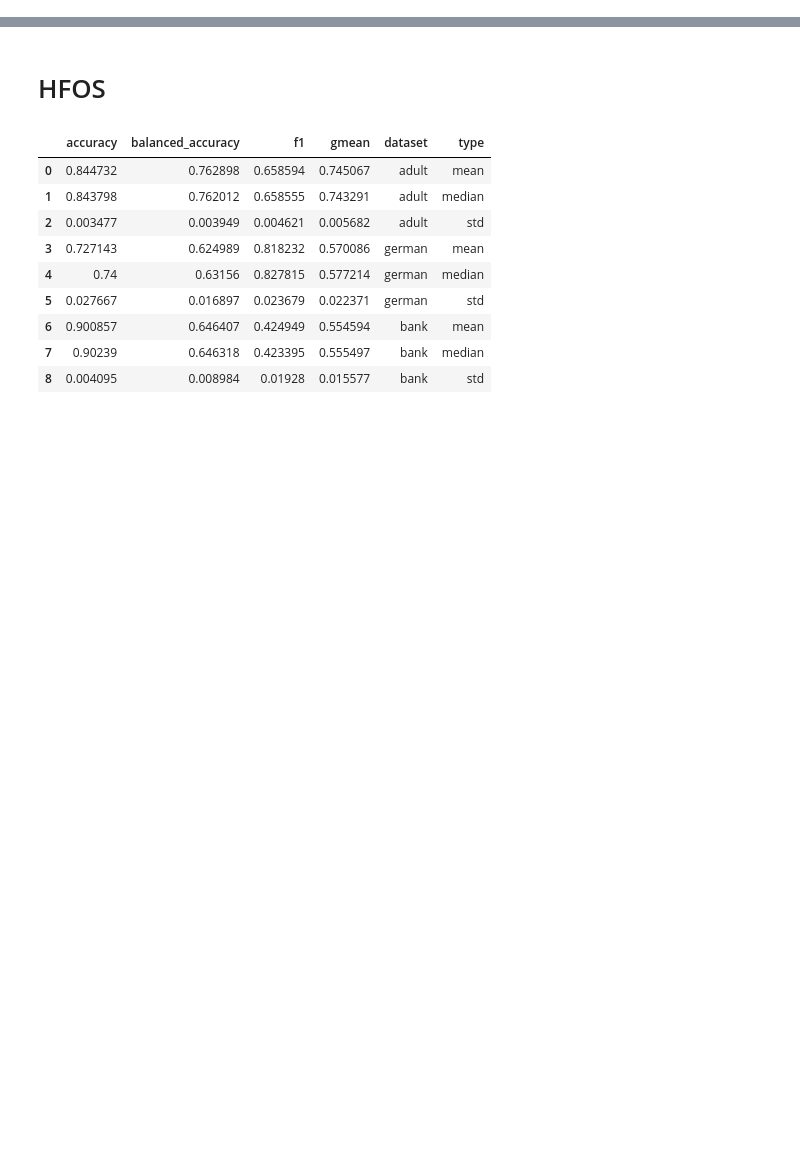
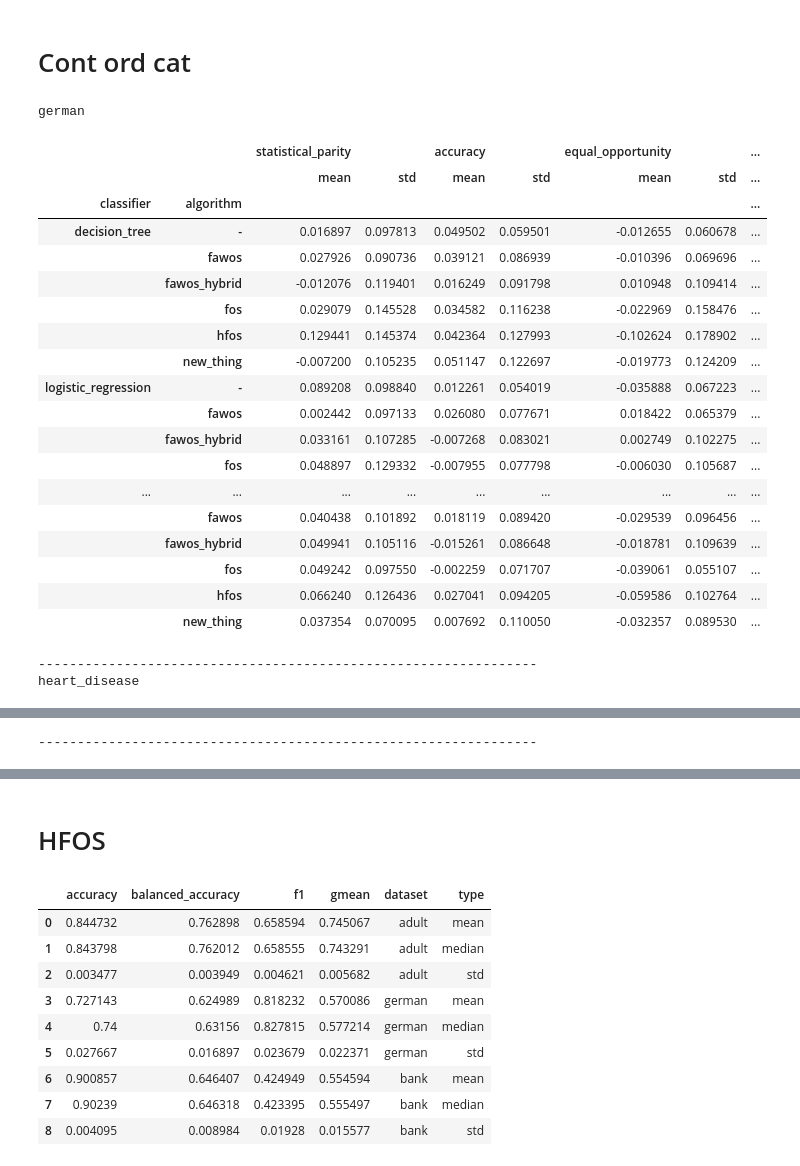
Before and after one commit to annprzy/fair_rbh, a Jupyter notebook: notebooks/results_analysis.ipynb, the cells around one changed output, grey strips where cells are left out. Drawn from its saved outputs; the diff is of its cells as text; code cells hidden in the pictures; blank space fills up the shorter version.

```diff
--- a/notebooks/results_analysis.ipynb
+++ b/notebooks/results_analysis.ipynb
@@ -37,0 +60,66 @@ def calculate_mean_std(df_names, dfs):
+# %% [markdown]
+# Cont ord cat
+# %%
+import os
+import pandas as pd
+
+dfs_fairness = []
+dfs_performance = []
+dataset_names = ['german', 'heart_disease']
+classifier_names = ['decision_tree', 'mlp', 'logistic_regression', 'naive_bayes']
+algorithm_names = ['new_thing', 'fos', 'hfos', 'fawos', 'fawos_hybrid']
+folder_names = ['2023-04-27', '2023-04-27', '2023-04-27', '2023-04-27', '2023-04-27']
+
+for dataset_name in dataset_names:
+    df_data_fair = []
+    df_data_perf = []
+    for classifier_name in classifier_names:
+        for folder_name, algorithm_name in zip(folder_names, algorithm_names):
+            for i in range(0, 10):
+                if os.path.exists(os.path.join('../results', f'{algorithm_name}_{dataset_name}_{classifier_name}', folder_name, f'fairness_{i}.csv')):
+                    fair_path = os.path.join('../results', f'{algorithm_name}_{dataset_name}_{classifier_name}', folder_name, f'fairness_{i}.csv')
+                    perf_path = os.path.join('../results', f'{algorithm_name}_{dataset_name}_{classifier_name}', folder_name, f'performance_{i}.csv')
+                    df_fair = pd.read_csv(fair_path)
+                    df_performance = pd.read_csv(perf_path)
+                    df_fair['classifier'] = [classifier_name] * len(df_fair)
+                    df_fair['algorithm'] = [algorithm_name if 'fair' in x else '-' for x in df_fair['data']]
+                    df_fair['iteration'] = [i] * len(df_fair)
+                    # df_fair.drop(columns=['data', 'average_odds', 'average_absolute_odds'], inplace=True)
+                    df_fair.drop(columns=['data'], inplace=True)
+                    df_performance['classifier'] = [classifier_name] * len(df_performance)
+                    df_performance['algorithm'] = [algorithm_name if 'fair' in x else '-' for x in df_performance['data']]
+                    df_performance['iteration'] = [i] * len(df_performance)
+                    df_performance.drop(columns=['data'], inplace=True)
+                    df_data_fair.append(df_fair)
+                    df_data_perf.append(df_performance)
+    dfs_fairness.append(df_data_fair)
+    dfs_performance.append(df_data_perf)
+# %%
+for dataset_name, dfs in zip(dataset_names, dfs_fairness):
+    df = aggregate_runs(dfs)
+    print(dataset_name)
+    display(df)
+    print('----------------------------------------------------------------')
+# %% [output]
+german
+|  |  | statistical_parity |  | accuracy |  | equal_opportunity |  | ... |
+|  |  | mean | std | mean | std | mean | std | ... |
+| classifier | algorithm |  |  |  |  |  |  | ... |
+| decision_tree | - | 0.016897 | 0.097813 | 0.049502 | 0.059501 | -0.012655 | 0.060678 | ... |
+|  | fawos | 0.027926 | 0.090736 | 0.039121 | 0.086939 | -0.010396 | 0.069696 | ... |
+|  | fawos_hybrid | -0.012076 | 0.119401 | 0.016249 | 0.091798 | 0.010948 | 0.109414 | ... |
+|  | fos | 0.029079 | 0.145528 | 0.034582 | 0.116238 | -0.022969 | 0.158476 | ... |
+|  | hfos | 0.129441 | 0.145374 | 0.042364 | 0.127993 | -0.102624 | 0.178902 | ... |
+|  | new_thing | -0.007200 | 0.105235 | 0.051147 | 0.122697 | -0.019773 | 0.124209 | ... |
+| logistic_regression | - | 0.089208 | 0.098840 | 0.012261 | 0.054019 | -0.035888 | 0.067223 | ... |
+|  | fawos | 0.002442 | 0.097133 | 0.026080 | 0.077671 | 0.018422 | 0.065379 | ... |
+|  | fawos_hybrid | 0.033161 | 0.107285 | -0.007268 | 0.083021 | 0.002749 | 0.102275 | ... |
+|  | fos | 0.048897 | 0.129332 | -0.007955 | 0.077798 | -0.006030 | 0.105687 | ... |
+| ... | ... | ... | ... | ... | ... | ... | ... | ... |
+|  | fawos | 0.040438 | 0.101892 | 0.018119 | 0.089420 | -0.029539 | 0.096456 | ... |
+|  | fawos_hybrid | 0.049941 | 0.105116 | -0.015261 | 0.086648 | -0.018781 | 0.109639 | ... |
+|  | fos | 0.049242 | 0.097550 | -0.002259 | 0.071707 | -0.039061 | 0.055107 | ... |
+|  | hfos | 0.066240 | 0.126436 | 0.027041 | 0.094205 | -0.059586 | 0.102764 | ... |
+|  | new_thing | 0.037354 | 0.070095 | 0.007692 | 0.110050 | -0.032357 | 0.089530 | ... |
+----------------------------------------------------------------
+heart_disease
@@ -37,0 +145 @@ def calculate_mean_std(df_names, dfs):
+----------------------------------------------------------------
```
Also changed, not shown: parts of 14 cells of this notebook, 18 other files.
